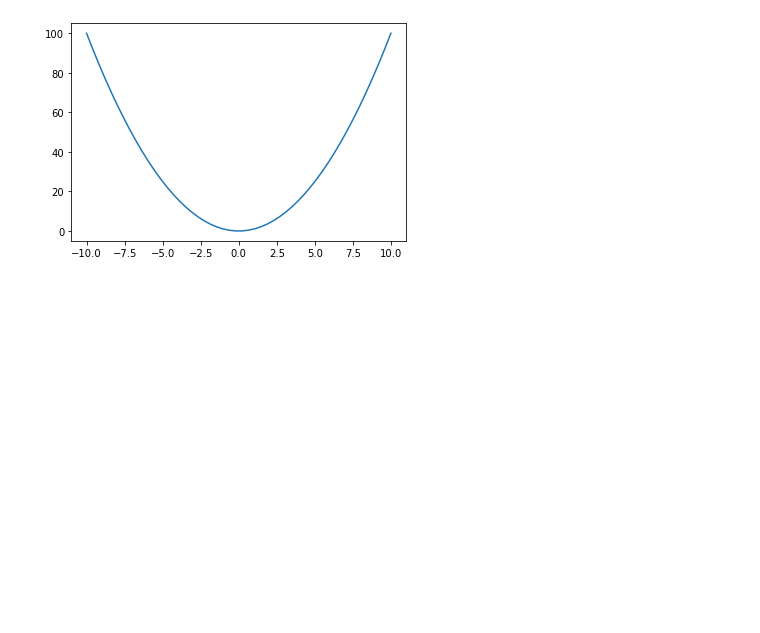
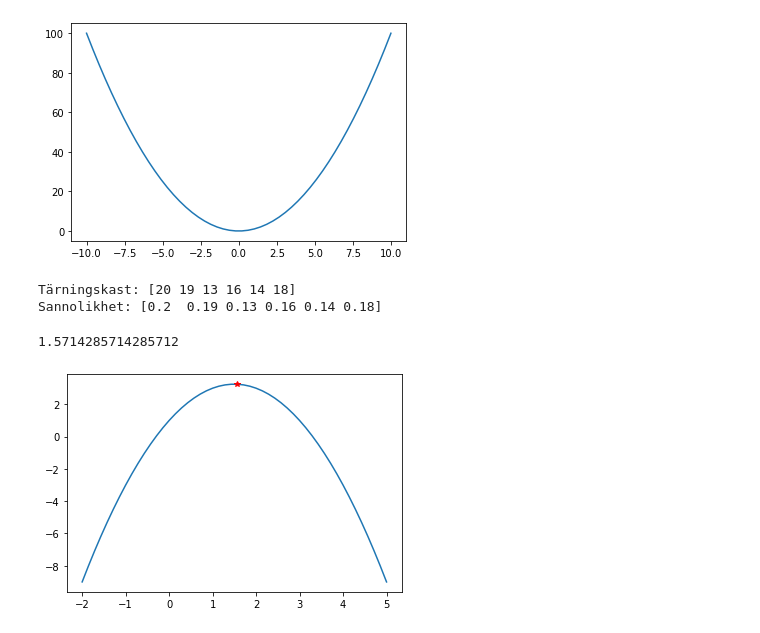
Before and after one commit to Antonsoder/Anton_Soderstrom_Te19C, a Jupyter notebook: Numpy/Numpy.ipynb, the cells around one changed output. Saved outputs shown, nothing was run; the diff lists cells and outputs as text; code cells hidden in the pictures; blank space fills up the shorter version.

```diff
--- a/Numpy/Numpy.ipynb
+++ b/Numpy/Numpy.ipynb
@@ -93,3 +93,47 @@ plt.plot(x,f(x))
    8.36734694   8.7755102    9.18367347   9.59183673  10.        ]
 [<matplotlib.lines.Line2D at 0x...>]
 [figure]
+# %%
+import numpy as np
+
+import random as rnd
+
+#Skapar en varbabel med array som håller mina tärningskast
+utfall = np.zeros(6, dtype=int) # np.zeros(6) ger dig 6 nollor i en lista
+
+# utfall[2] = 20 # Ger den nollan på andra platsen värdet 20
+
+antal_kast = 100
+
+
+
+# Varje gång vi får en 1:a öka med 1 i index 0
+# Varje gång vi får en 2:a öka med 1 i index 1 osv
+
+for i in range (antal_kast):
+    kast = rnd.randint(1,6)
+    utfall[kast-1] += 1
+
+
+print(f"Tärningskast: {utfall}")
+print(f"Sannolikhet: {utfall/antal_kast}") #Ger sonnolikheter
+# %% [output]
+Tärningskast: [20 19 13 16 14 18]
+Sannolikhet: [0.2  0.19 0.13 0.16 0.14 0.18]
+# %%
+import numpy as np
+
+x = np.linspace(-2,5)
+def f(x):
+    return -x**2+3*x+1
+störst = np.max(f(x))
+index = np.argmax(f(x))
+
+print(x[index])
+
+plt.plot(x, f(x))
+plt.plot(x[index], störst, "r*")
+plt.show()
+# %% [output]
+1.5714285714285712
+[figure, added]
```
Also changed, not shown: 2 other files.
